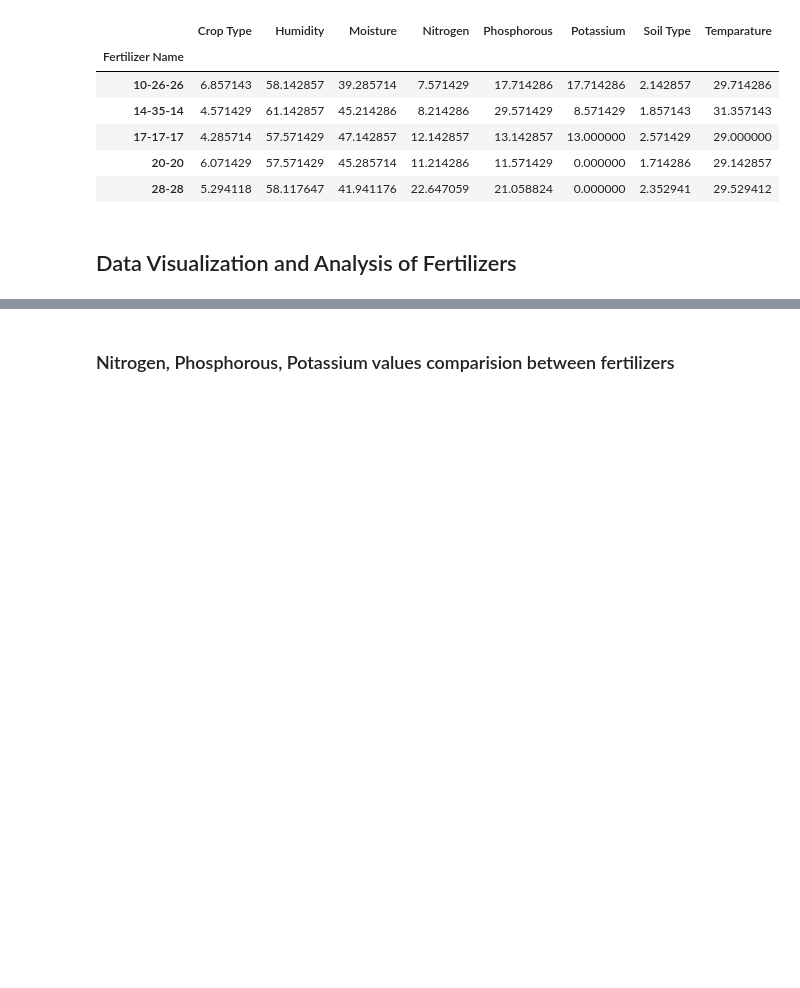
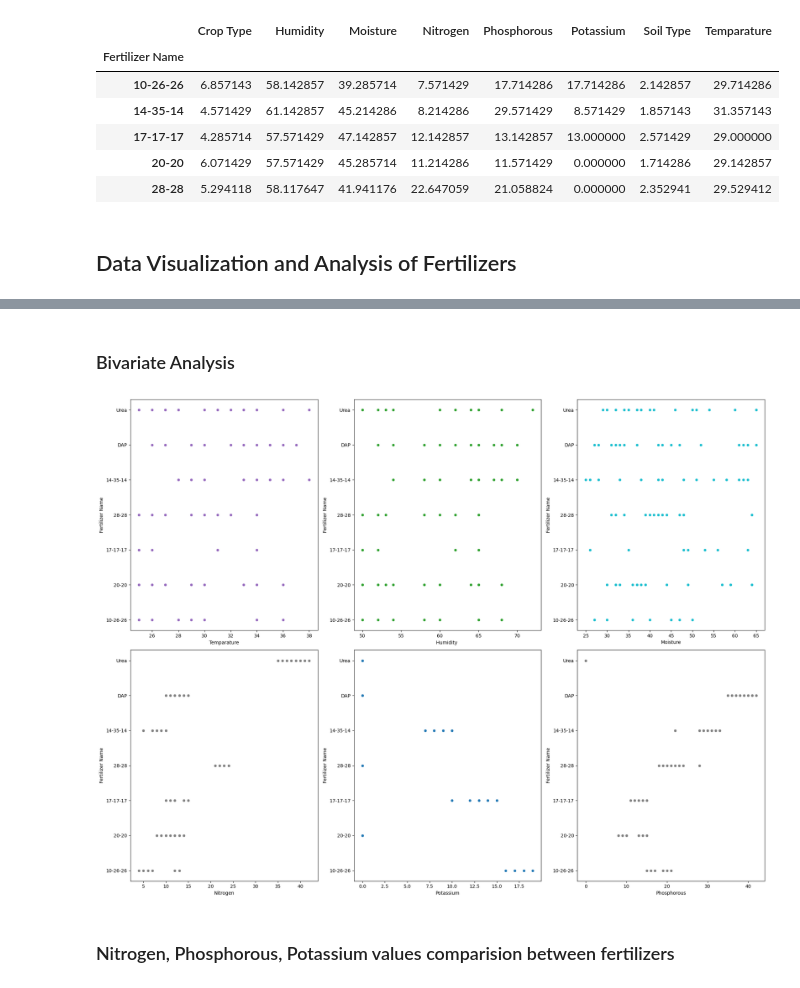
Before and after one commit to Jay0073/Crop-and-Fertilizer-Recommendation-System, a Jupyter notebook: fertilizerData-analysis.ipynb, the cells around one changed output, grey strips where cells are left out. Drawn from its saved outputs; the diff is of its cells as text; code cells hidden in the pictures; blank space fills up the shorter version.

```diff
--- a/fertilizerData-analysis.ipynb
+++ b/fertilizerData-analysis.ipynb
@@ -150,3 +176,15 @@ fertilizer_summary.head()
+# %% [markdown]
+### Bivariate Analysis
+# %%
+# plot scatter plot for each feature against the target variable
+fig, axes = plt.subplots(2, 3, figsize=(20, 15))
+for i, subplot in zip(features, axes.flatten()):
+    sns.scatterplot(x=i, y='Fertilizer Name', data=fertilizer, ax=subplot, color=random.choice(colors))
+
+plt.tight_layout()
+plt.show()
+# %% [output]
+[figure, added]
 # %% [markdown]
 ### Nitrogen, Phosphorous, Potassium values comparision between fertilizers
 # %%
```
Also changed, not shown: parts of 4 cells of this notebook, 6 other files.
